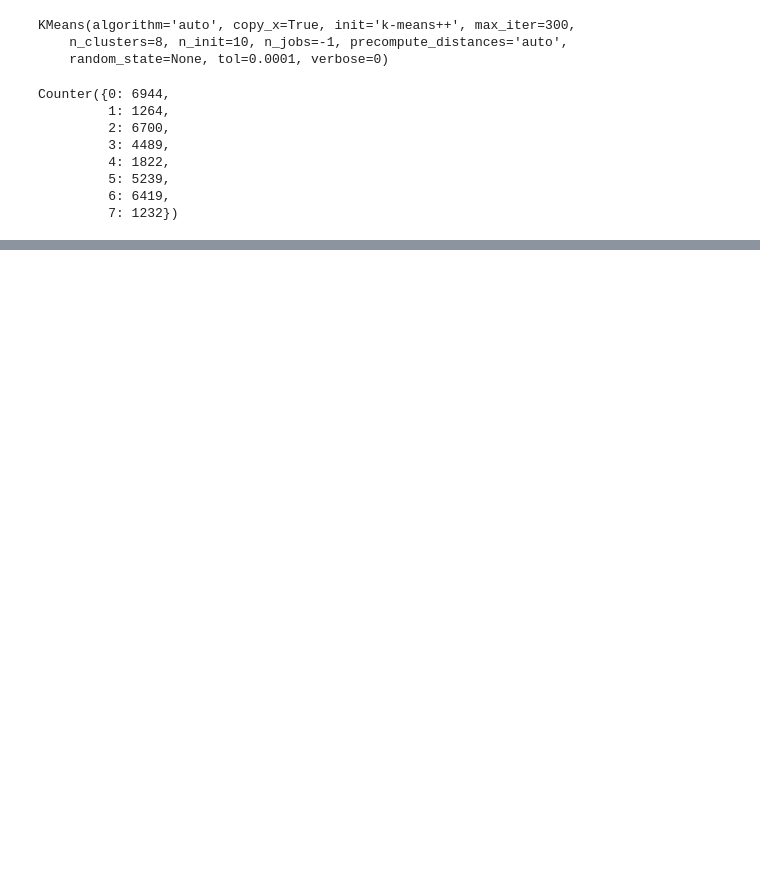
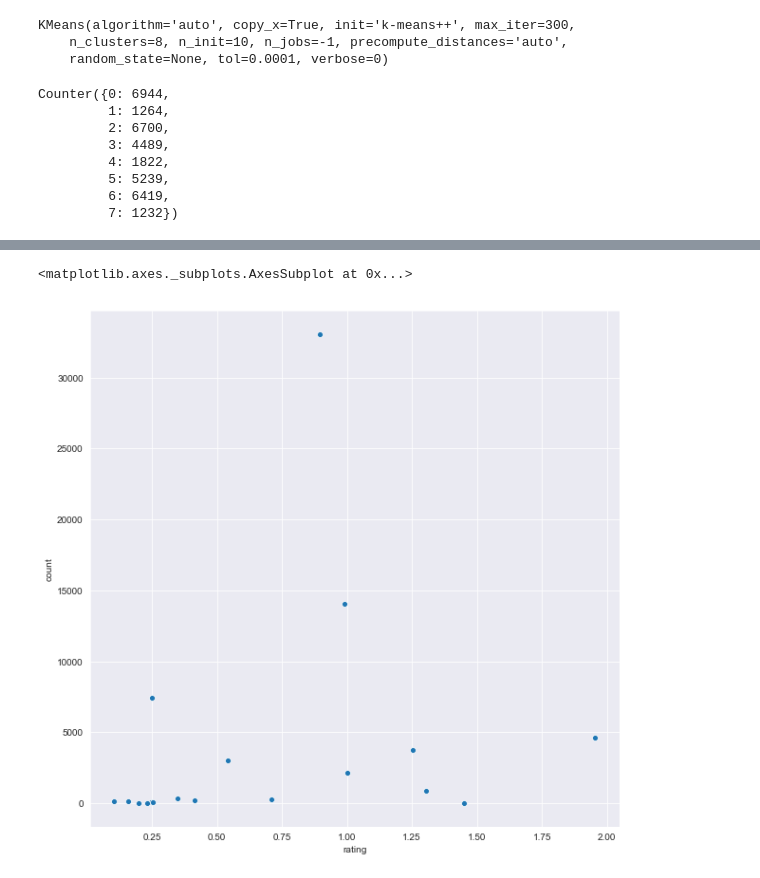
Before and after one commit to abhi050688/initial_test, a Jupyter notebook: ZeeTv.ipynb, the cells around one changed output, grey strips where cells are left out. Saved outputs shown, nothing was run; the diff lists cells and outputs as text; code cells hidden in the pictures; blank space fills up the shorter version.

Commit message:
first draft

```diff
--- a/ZeeTv.ipynb
+++ b/ZeeTv.ipynb
@@ -296,0 +433,8 @@ with open("embeddings",'wb') as fw:
+# %%
+avg4ratings=first4.mean(axis='columns')
+# %%
+showcnt_mrgd=showcnt.merge(avg4ratings.to_frame(),how='left',left_index=True,right_index=True)
+# %%
+showcnt_mrgd.columns=['count','rating']
+# %%
+showcnt_subset=showcnt_mrgd[showcnt_mrgd.index.str.startswith(('zee','and'))]
@@ -296,0 +462,7 @@ with open("embeddings",'wb') as fw:
+# %%
+fig,ax=plt.subplots(figsize=(10,10))
+sns.scatterplot(y='count',x='rating',data=showcnt_subset,ax=ax)
+fig.savefig('')
+# %% [output]
+<matplotlib.axes._subplots.AxesSubplot at 0x...>
+[figure, added]
```
Also changed, not shown: parts of 61 cells of this notebook.
